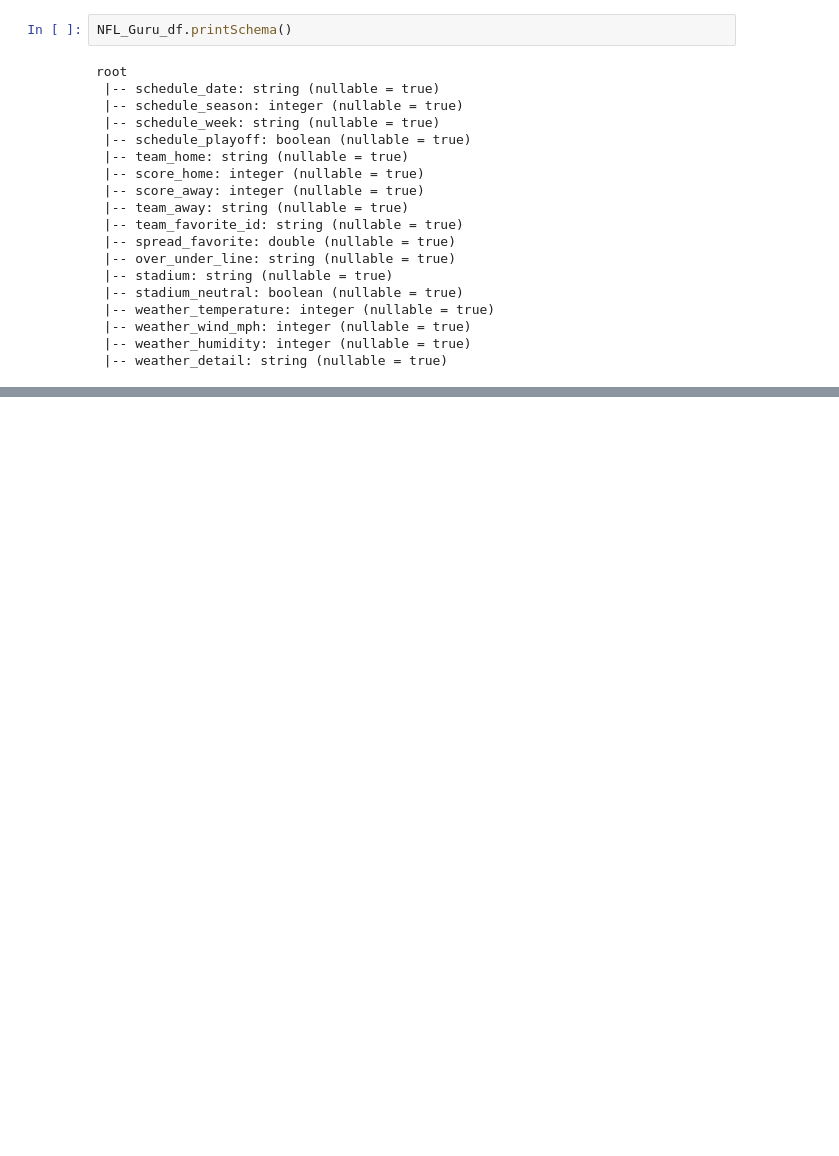
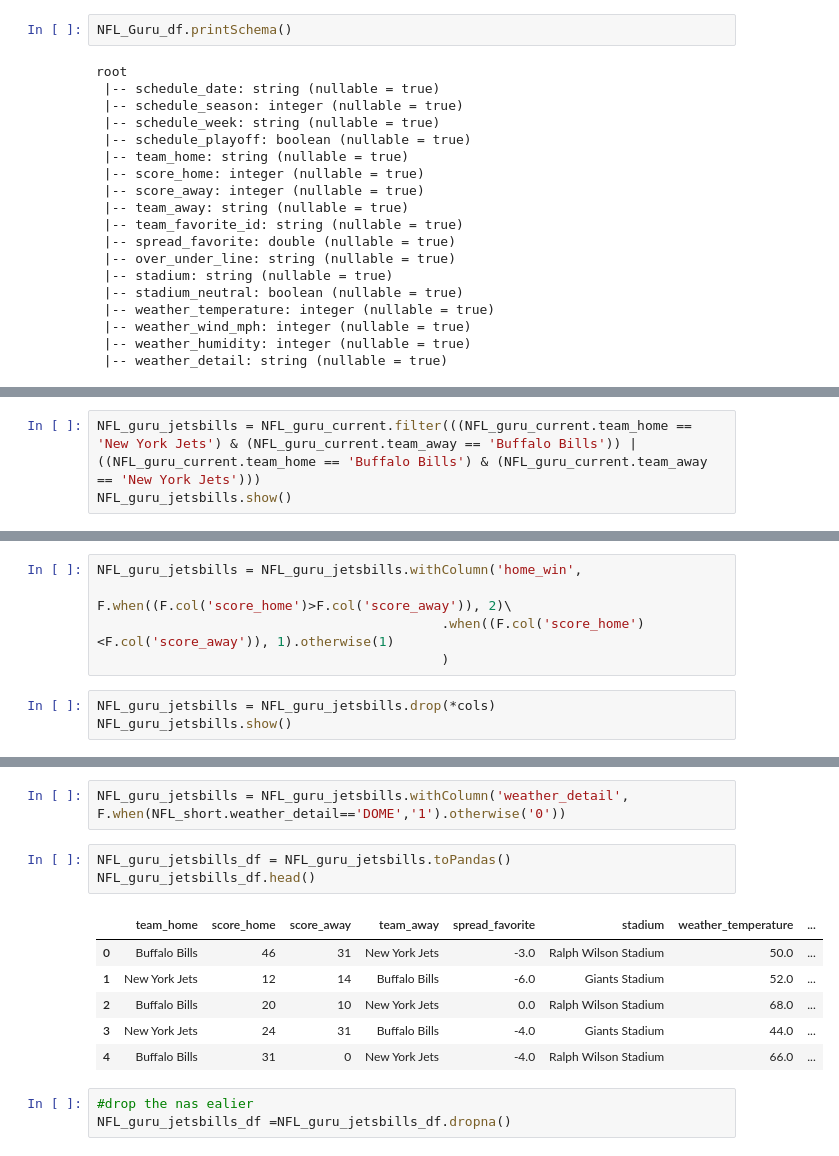
Before and after one commit to jnels4/nfl_predictions, a Jupyter notebook: NFL.ipynb, the cells around one changed output, grey strips where cells are left out. Cells and saved outputs as stored; diff of their text form; blank space fills up the shorter version.

```diff
--- a/NFL.ipynb
+++ b/NFL.ipynb
@@ -97,0 +225,3 @@ root
+# %%
+NFL_guru_jetsbills = NFL_guru_current.filter(((NFL_guru_current.team_home == 'New York Jets') & (NFL_guru_current.team_away == 'Buffalo Bills')) | ((NFL_guru_current.team_home == 'Buffalo Bills') & (NFL_guru_current.team_away == 'New York Jets')))
+NFL_guru_jetsbills.show()
@@ -97,0 +246,8 @@ root
+# %%
+NFL_guru_jetsbills = NFL_guru_jetsbills.withColumn('home_win',
+                                            F.when((F.col('score_home')>F.col('score_away')), 2)\
+                                            .when((F.col('score_home')<F.col('score_away')), 1).otherwise(1)
+                                            )
+# %%
+NFL_guru_jetsbills = NFL_guru_jetsbills.drop(*cols)
+NFL_guru_jetsbills.show()
@@ -97,0 +272,15 @@ root
+# %%
+NFL_guru_jetsbills = NFL_guru_jetsbills.withColumn('weather_detail', F.when(NFL_short.weather_detail=='DOME','1').otherwise('0'))
+# %%
+NFL_guru_jetsbills_df = NFL_guru_jetsbills.toPandas()
+NFL_guru_jetsbills_df.head()
+# %% [output]
+|  | team_home | score_home | score_away | team_away | spread_favorite | stadium | weather_temperature | ... |
+| 0 | Buffalo Bills | 46 | 31 | New York Jets | -3.0 | Ralph Wilson Stadium | 50.0 | ... |
+| 1 | New York Jets | 12 | 14 | Buffalo Bills | -6.0 | Giants Stadium | 52.0 | ... |
+| 2 | Buffalo Bills | 20 | 10 | New York Jets | 0.0 | Ralph Wilson Stadium | 68.0 | ... |
+| 3 | New York Jets | 24 | 31 | Buffalo Bills | -4.0 | Giants Stadium | 44.0 | ... |
+| 4 | Buffalo Bills | 31 | 0 | New York Jets | -4.0 | Ralph Wilson Stadium | 66.0 | ... |
+# %%
+#drop the nas ealier
+NFL_guru_jetsbills_df =NFL_guru_jetsbills_df.dropna()
```
Also changed, not shown: parts of 51 cells of this notebook.
